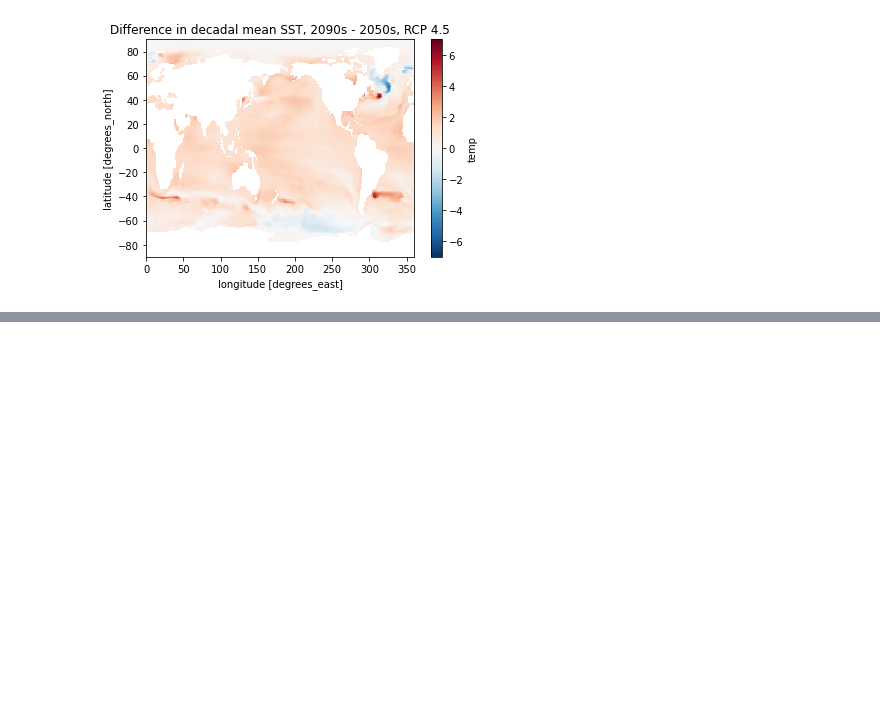
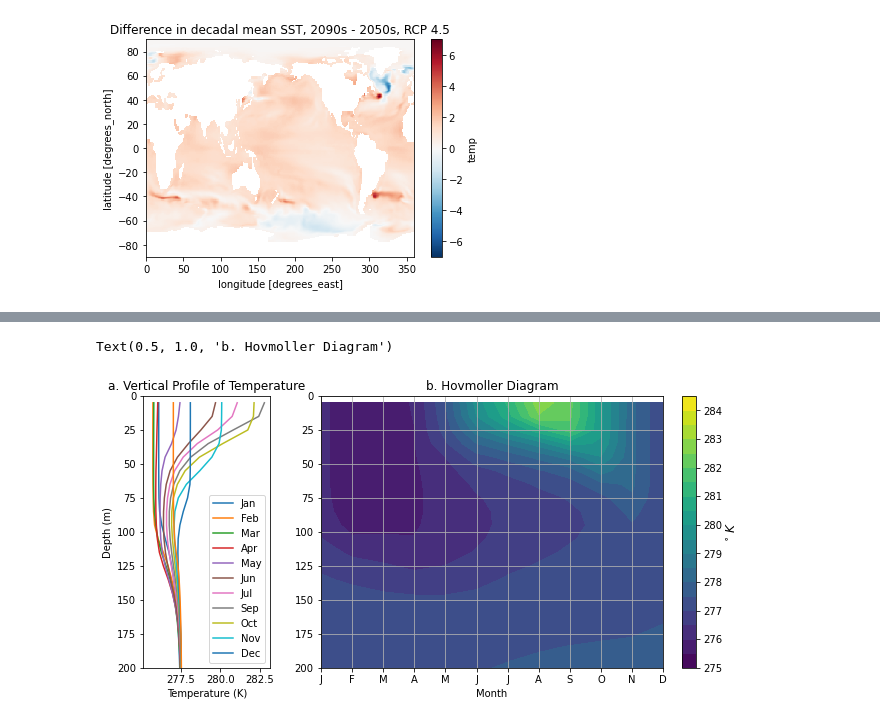
Before and after one commit to KYan19/pei, a Jupyter notebook: notebooks/0.1_Tutorial.ipynb, the cells around one changed output, grey strips where cells are left out. Cells and saved outputs as stored; diff of their text form; code cells hidden in the pictures; blank space fills up the shorter version.

```diff
--- a/notebooks/0.1_Tutorial.ipynb
+++ b/notebooks/0.1_Tutorial.ipynb
@@ -49,0 +140,51 @@ Text(0.5, 1.0, 'Difference in decadal mean SST, 2090s - 2050s, RCP 4.5')
+# %%
+# Specify experiment and file name for dataset with depth dimension
+filename3 = 'temp.1.rcp85.remap.1950.nc'
+path3 = rootdir+experiment+'/'+filename3
+
+# Load file using xarray
+ds3 = xr.open_dataset(path3)
+
+# Get monthly depth-temperature profile for a point in North Pacific
+temps = ds3.temp.sel(longitude=180.5,latitude=50.5)
+
+# Create file and axes
+fig, axs = plt.subplots(figsize=(10,5),ncols=2,gridspec_kw={'width_ratios':[1,3]})
+
+# Plot each month as a separate line
+for month, group in temps.groupby('time.month'):
+    group.plot(y='st_ocean',ax=axs[0])
+
+# Adjust depth axis for better visualization
+axs[0].set_ylim([200,0])
+
+# Add labels, title, legend
+axs[0].set_xlabel('Temperature (K)')
+axs[0].set_ylabel('Depth (m)')
+axs[0].set_title('a. Vertical Profile of Temperature')
+axs[0].legend(['Jan','Feb','Mar','Apr','May','Jun','Jul','Sep','Oct','Nov','Dec'])
+
+# Set variables as month, depth, and temperature
+X = temps['time.month']
+Y = temps['st_ocean']
+Z = temps.T
+
+# Create contour plot of temperature
+im = axs[1].contourf(X,Y,Z,np.arange(275,285,0.5))
+
+# Adjust axis limits and tickmarks
+axs[1].set_ylim([200,0])
+axs[1].set_xticks(range(1,13))
+axs[1].set_xticklabels(['J','F','M','A','M','J','J','A','S','O','N','D'])
+
+# Add gridlines and color bar
+axs[1].grid()
+
+cbar = plt.colorbar(im,ax=axs[1],orientation='vertical',fraction=0.05,pad=0.05)
+cbar.set_label('$^\circ\,K$',fontsize=12)
+# Add labels and title
+axs[1].set_xlabel('Month')
+axs[1].set_title('b. Hovmoller Diagram')
+# %% [output]
+Text(0.5, 1.0, 'b. Hovmoller Diagram')
+[figure, added]
```
Also changed, not shown: parts of 5 cells of this notebook, 1 other file.
